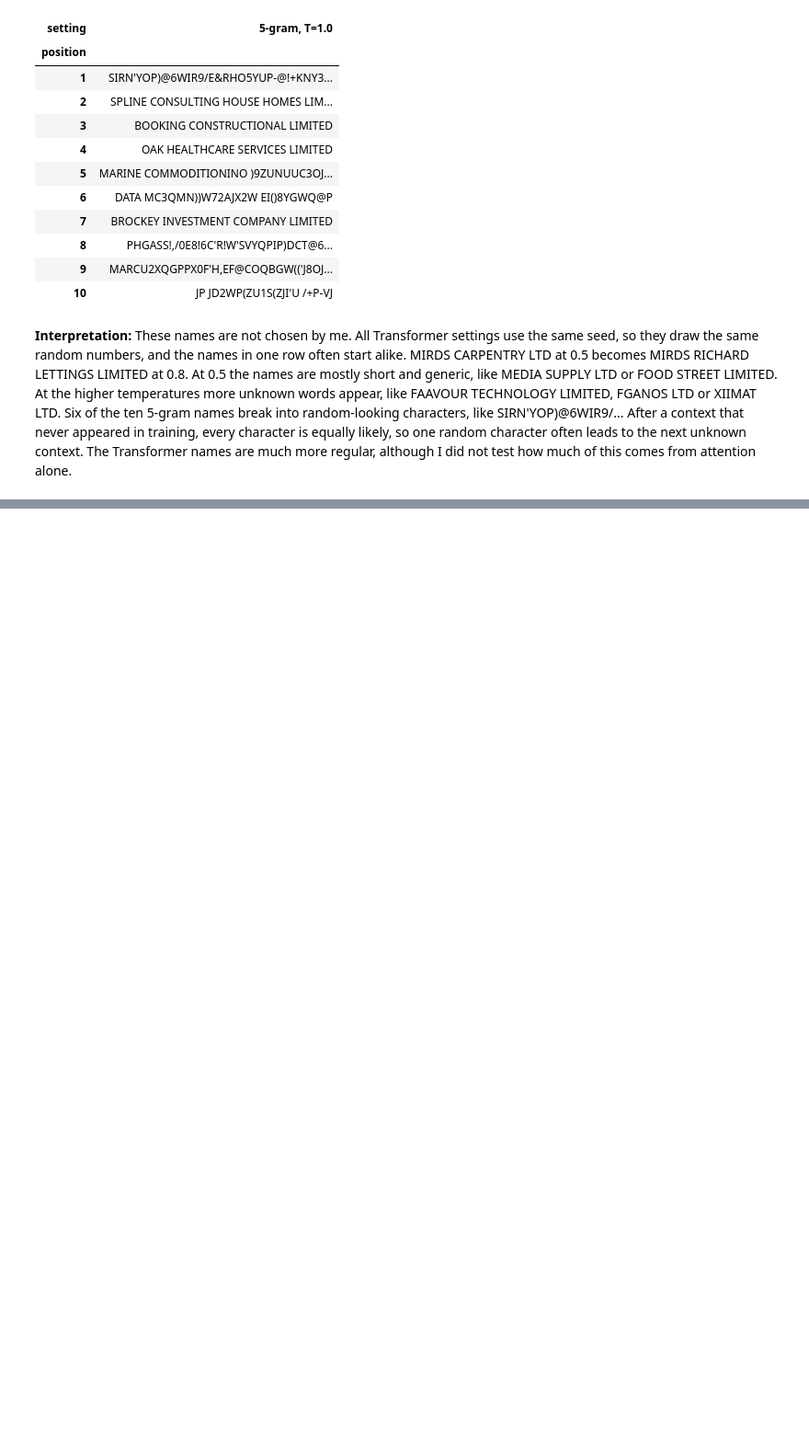
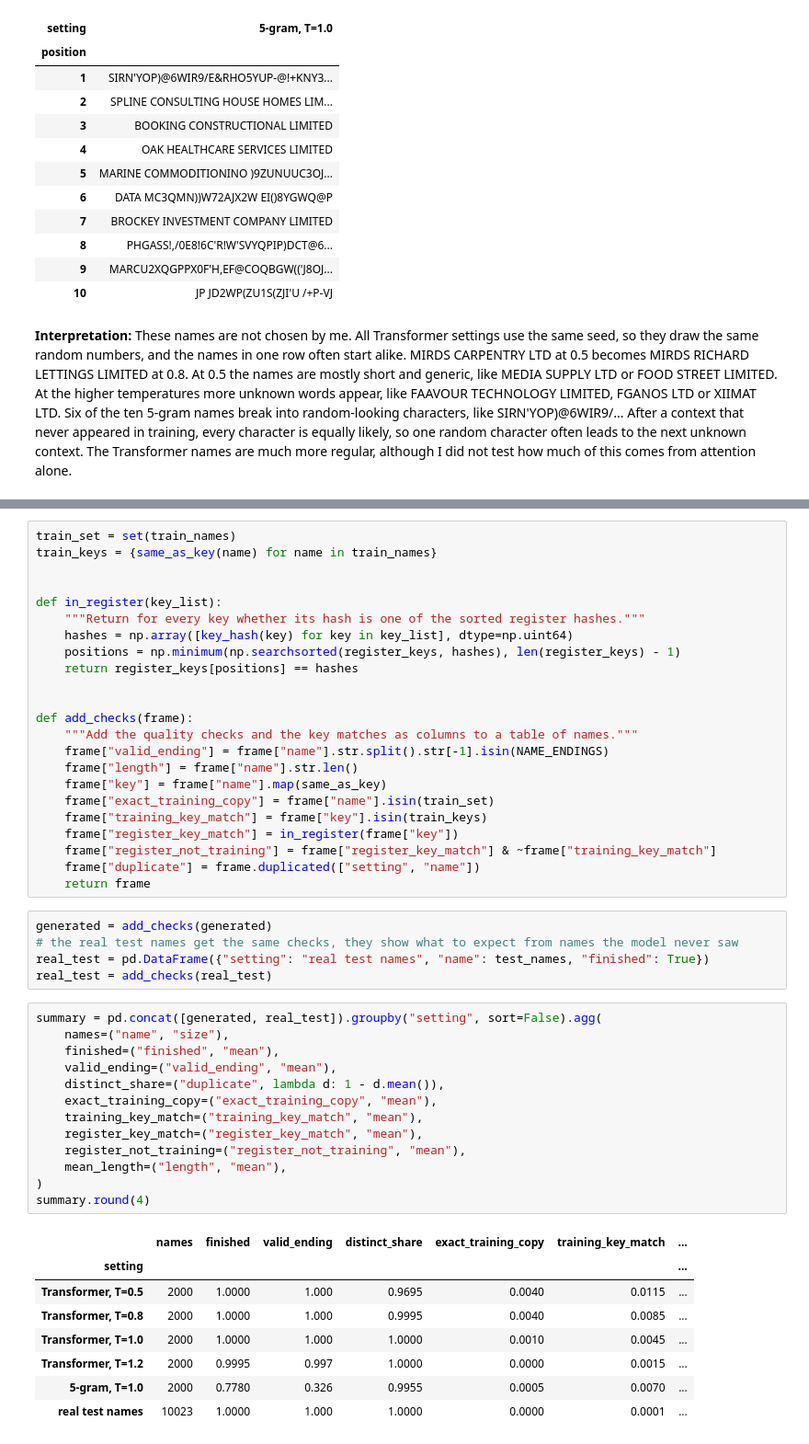
Before and after one commit to mauroreverberi/generative_ai_applications, a Jupyter notebook: generative_model.ipynb, the cells around one changed output, grey strips where cells are left out. Shown at 92% size. Cells and saved outputs as stored; diff of their text form; blank space fills up the shorter version.

```diff
--- a/generative_model.ipynb
+++ b/generative_model.ipynb
@@ -624,0 +631,50 @@ display(table[[f"{ngram.order}-gram, T=1.0"]])
+# %%
+train_set = set(train_names)
+train_keys = {same_as_key(name) for name in train_names}
+
+
+def in_register(key_list):
+    """Return for every key whether its hash is one of the sorted register hashes."""
+    hashes = np.array([key_hash(key) for key in key_list], dtype=np.uint64)
+    positions = np.minimum(np.searchsorted(register_keys, hashes), len(register_keys) - 1)
+    return register_keys[positions] == hashes
+
+
+def add_checks(frame):
+    """Add the quality checks and the key matches as columns to a table of names."""
+    frame["valid_ending"] = frame["name"].str.split().str[-1].isin(NAME_ENDINGS)
+    frame["length"] = frame["name"].str.len()
+    frame["key"] = frame["name"].map(same_as_key)
+    frame["exact_training_copy"] = frame["name"].isin(train_set)
+    frame["training_key_match"] = frame["key"].isin(train_keys)
+    frame["register_key_match"] = in_register(frame["key"])
+    frame["register_not_training"] = frame["register_key_match"] & ~frame["training_key_match"]
+    frame["duplicate"] = frame.duplicated(["setting", "name"])
+    return frame
+# %%
+generated = add_checks(generated)
+# the real test names get the same checks, they show what to expect from names the model never saw
+real_test = pd.DataFrame({"setting": "real test names", "name": test_names, "finished": True})
+real_test = add_checks(real_test)
+# %%
+summary = pd.concat([generated, real_test]).groupby("setting", sort=False).agg(
+    names=("name", "size"),
+    finished=("finished", "mean"),
+    valid_ending=("valid_ending", "mean"),
+    distinct_share=("duplicate", lambda d: 1 - d.mean()),
+    exact_training_copy=("exact_training_copy", "mean"),
+    training_key_match=("training_key_match", "mean"),
+    register_key_match=("register_key_match", "mean"),
+    register_not_training=("register_not_training", "mean"),
+    mean_length=("length", "mean"),
+)
+summary.round(4)
+# %% [output]
+|  | names | finished | valid_ending | distinct_share | exact_training_copy | training_key_match | ... |
+| setting |  |  |  |  |  |  | ... |
+| Transformer, T=0.5 | 2000 | 1.0000 | 1.000 | 0.9695 | 0.0040 | 0.0115 | ... |
+| Transformer, T=0.8 | 2000 | 1.0000 | 1.000 | 0.9995 | 0.0040 | 0.0085 | ... |
+| Transformer, T=1.0 | 2000 | 1.0000 | 1.000 | 1.0000 | 0.0010 | 0.0045 | ... |
+| Transformer, T=1.2 | 2000 | 0.9995 | 0.997 | 1.0000 | 0.0000 | 0.0015 | ... |
+| 5-gram, T=1.0 | 2000 | 0.7780 | 0.326 | 0.9955 | 0.0005 | 0.0070 | ... |
+| real test names | 10023 | 1.0000 | 1.000 | 1.0000 | 0.0000 | 0.0001 | ... |
```
Also changed, not shown: parts of 26 cells of this notebook.
